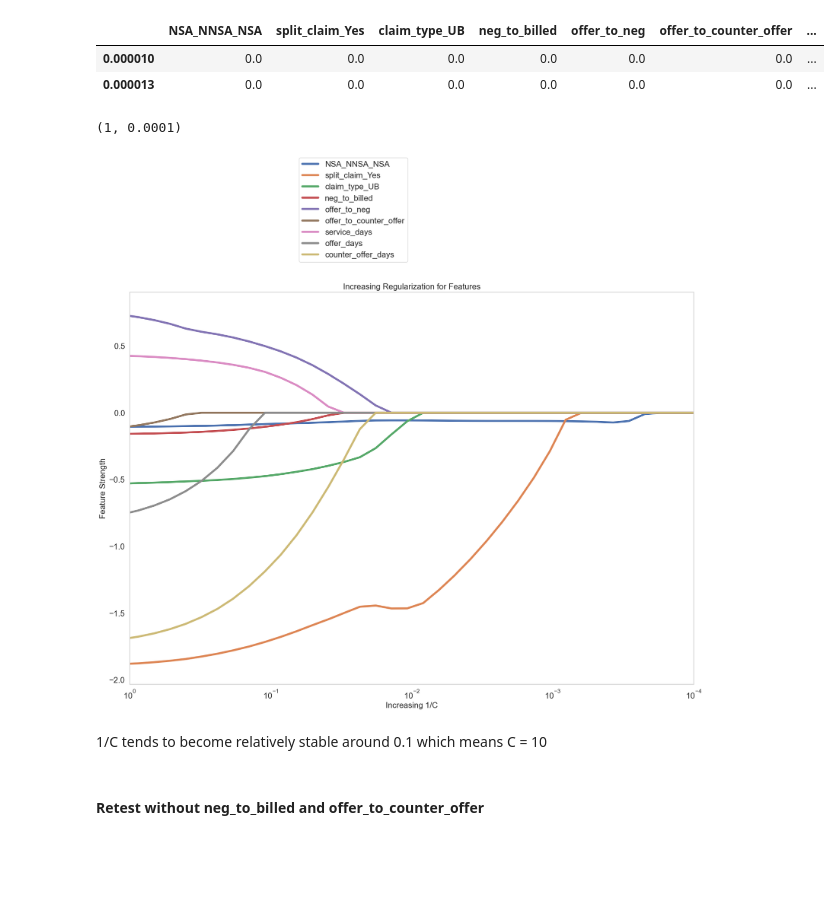
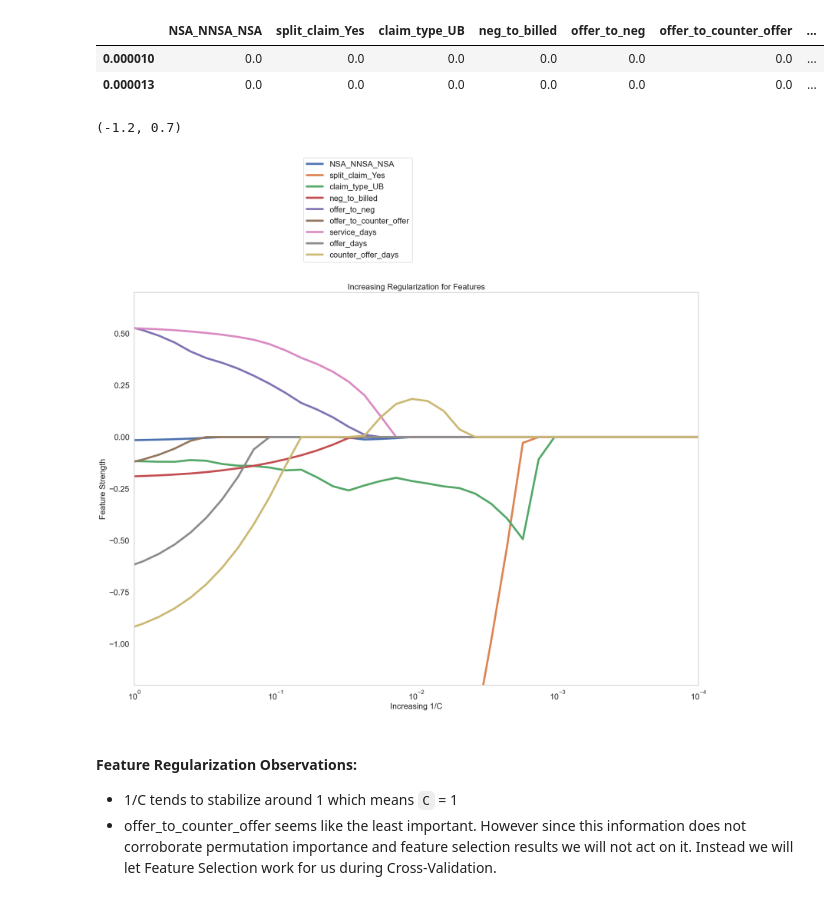
Before and after one commit to marchofnines/negotiations, a Jupyter notebook: 2_FE_capstone.ipynb, the cells around one changed output. Saved outputs shown, nothing was run; the diff lists cells and outputs as text; code cells hidden in the pictures; blank space fills up the shorter version.

```diff
--- a/2_FE_capstone.ipynb
+++ b/2_FE_capstone.ipynb
@@ -474,12 +538,11 @@ numerical_cols_FR =['neg_to_billed', 'offer_to_neg', 'offer_to_counter_offer',
 X_FR=X[ohe_cols_FR+binary_cols_FR+ordinal_cols_FR+numerical_cols_FR]
 # %%
-#Define FR Transformer
+#Define Feature Regularization Transformer
 transformer_FR = ColumnTransformer(
     transformers=[
         ('num', Pipeline([
             ('imputer', SimpleImputer(strategy='most_frequent')),
-            ('log', xfrs.LogTransformer(add_constant=1)),  # Applying log transform
-            #('poly', PolynomialFeatures())
+            ('yeo', PowerTransformer(method='yeo-johnson')),
         ]), numerical_cols_FR),
         ('ohe', OneHotEncoder(drop='if_binary', sparse_output=False, handle_unknown='ignore'), ohe_cols_FR),
         ('binary', BinaryEncoder(), binary_cols_FR),
@@ -521,21 +584,22 @@ coef_df.head(2)
 # %%
 #Visualize feature strength with increasing regularatization
 common_fontsize=16
 plt.figure(figsize = (20, 14))
 plt.semilogx(coef_df, linewidth=4)
 plt.gca().invert_xaxis()
 plt.grid()
 plt.legend(list(coef_df.columns), loc='center right', bbox_to_anchor=(0.5,1.21), fontsize=common_fontsize)
 plt.title('Increasing Regularization for Features', fontsize=common_fontsize)
 plt.xlabel("Increasing 1/C", fontsize=common_fontsize)
 plt.ylabel("Feature Strength", fontsize=common_fontsize)
 plt.xticks(fontsize=common_fontsize)
 plt.yticks(fontsize=common_fontsize)
 plt.xlim(1,0.0001)
+plt.ylim(-1.2,0.7)
 # %% [output]
-(1, 0.0001)
+(-1.2, 0.7)
-[figure, old version]
+[figure, new version]
 # %% [markdown]
-1/C tends to become relatively stable around 0.1 which means C = 10
+#### Feature Regularization Observations:
+- 1/C tends to stabilize around 1 which means `C` = 1
+- offer_to_counter_offer seems like the least important.  However since this information does not corroborate permutation importance and feature selection results we will not act on it.  Instead we will let Feature Selection work for us during Cross-Validation.
-# %% [markdown]
-#### Retest without neg_to_billed and offer_to_counter_offer
```
Also changed, not shown: parts of 39 cells of this notebook.
